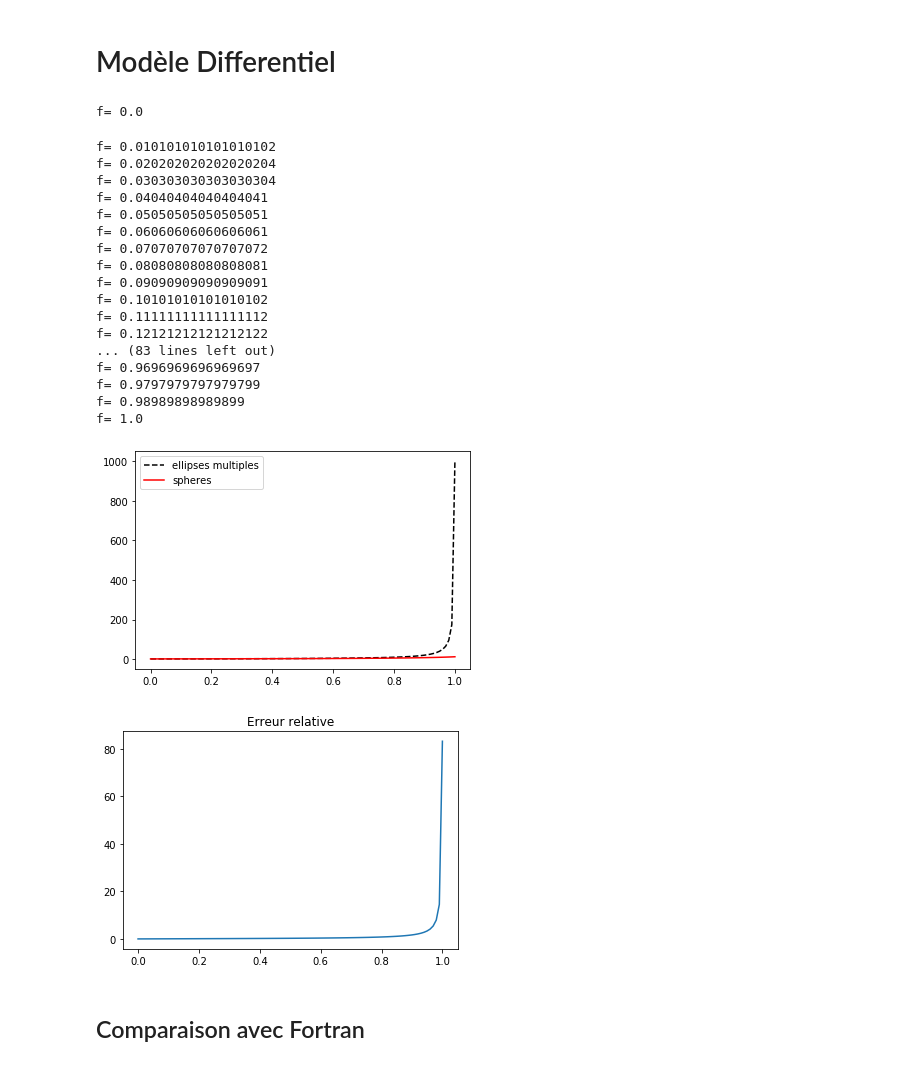
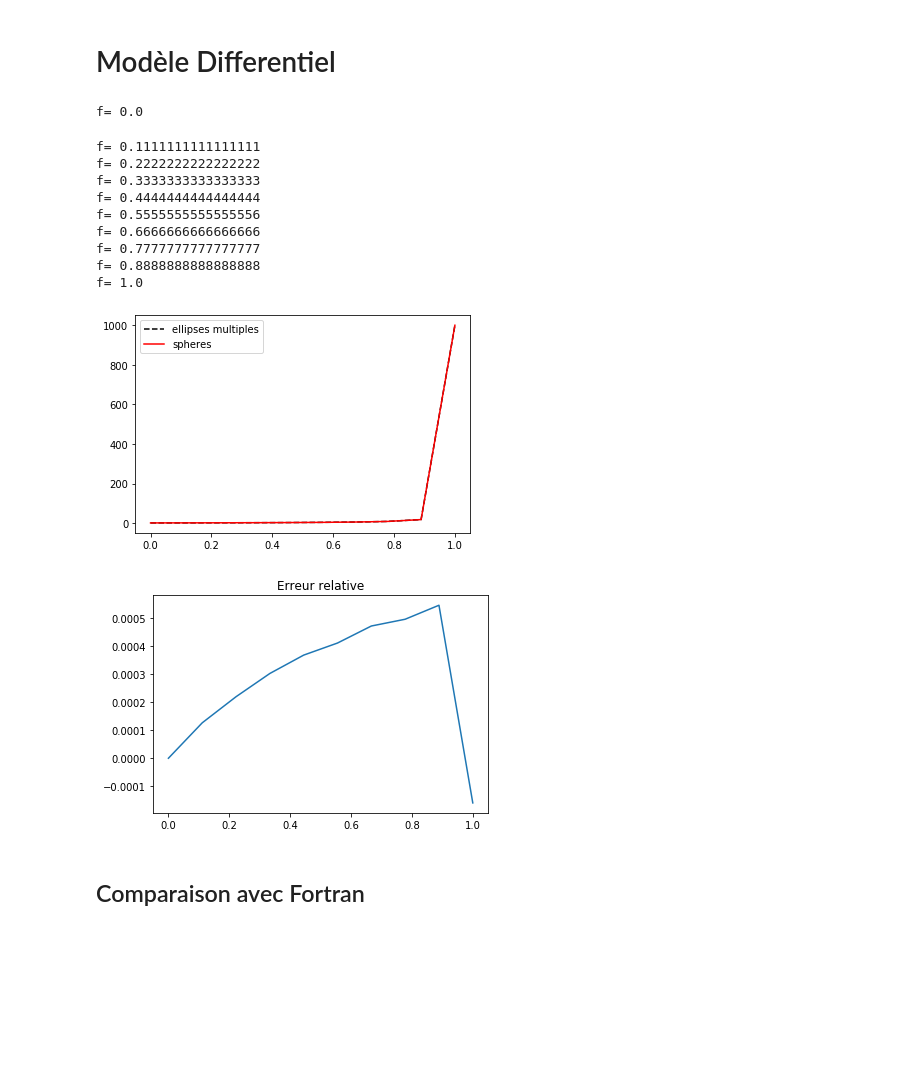
Before and after one commit to Mecaru/homogeneisation, a Jupyter notebook: Slow_Ellipsoids.ipynb, the cells around one changed output. Saved outputs shown, nothing was run; the diff lists cells and outputs as text; code cells hidden in the pictures; blank space fills up the shorter version.

```diff
--- a/Slow_Ellipsoids.ipynb
+++ b/Slow_Ellipsoids.ipynb
@@ -4,7 +4,7 @@ from classes_ellipsoidales import *
 # %% [markdown]
 # Modele de Mori-Tanaka
 # %%
-def Mori_Tanaka(Cm, inclusion_behaviors):
+def Mori_tanaka(Cm, inclusion_behaviors):
 
         """
         Calcule le comportement élastique homogène équivalent.
@@ -236,52 +236,44 @@ matrix_behavior2 = {'E': Em, 'nu': num}
 
 inclusion = Inclusion(0,inclusion_behavior2)
 
-F = np.linspace(0,1,100)
+F = np.linspace(0,1,10)
 LE2,LE3,LEr = [],[],[]
 for i in range(len(F)) :
     f = F[i]
     print("f=",f)
     microstructure = Microstructure(matrix_behavior2,{inclusion : f})
 
     E3 = Mori_Tanaka().compute_h_behavior(microstructure)['E']
     E2 = Young_isotropeC(Mori_tanaka(matrix_behavior,[[inclusion_behavior,f,ar]])['C'])
 
     Er = (E2-E3)/E3
 
     LE2.append(E2)
     LE3.append(E3)
     LEr.append(Er)
 
 
 plt.plot(F,LE2,'--k',label = "ellipses multiples")
 plt.plot(F,LE3,'r',label = "spheres")
 plt.legend()
 plt.show()
 
 plt.plot(F,LEr)
 plt.title("Erreur relative")
 plt.show()
 # %% [output]
 f= 0.0
-f= 0.010101010101010102
-f= 0.020202020202020204
-f= 0.030303030303030304
-f= 0.04040404040404041
-f= 0.05050505050505051
-f= 0.06060606060606061
-f= 0.07070707070707072
-f= 0.08080808080808081
-f= 0.09090909090909091
-f= 0.10101010101010102
-f= 0.11111111111111112
-f= 0.12121212121212122
-... (83 lines left out)
-f= 0.9696969696969697
-f= 0.9797979797979799
-f= 0.98989898989899
+f= 0.1111111111111111
+f= 0.2222222222222222
+f= 0.3333333333333333
+f= 0.4444444444444444
+f= 0.5555555555555556
+f= 0.6666666666666666
+f= 0.7777777777777777
+f= 0.8888888888888888
 f= 1.0
-[figure, old version]
+[figure, new version]
-[figure, old version]
+[figure, new version]
 # %% [markdown]
 ## Comparaison avec Fortran
 # %%
```
